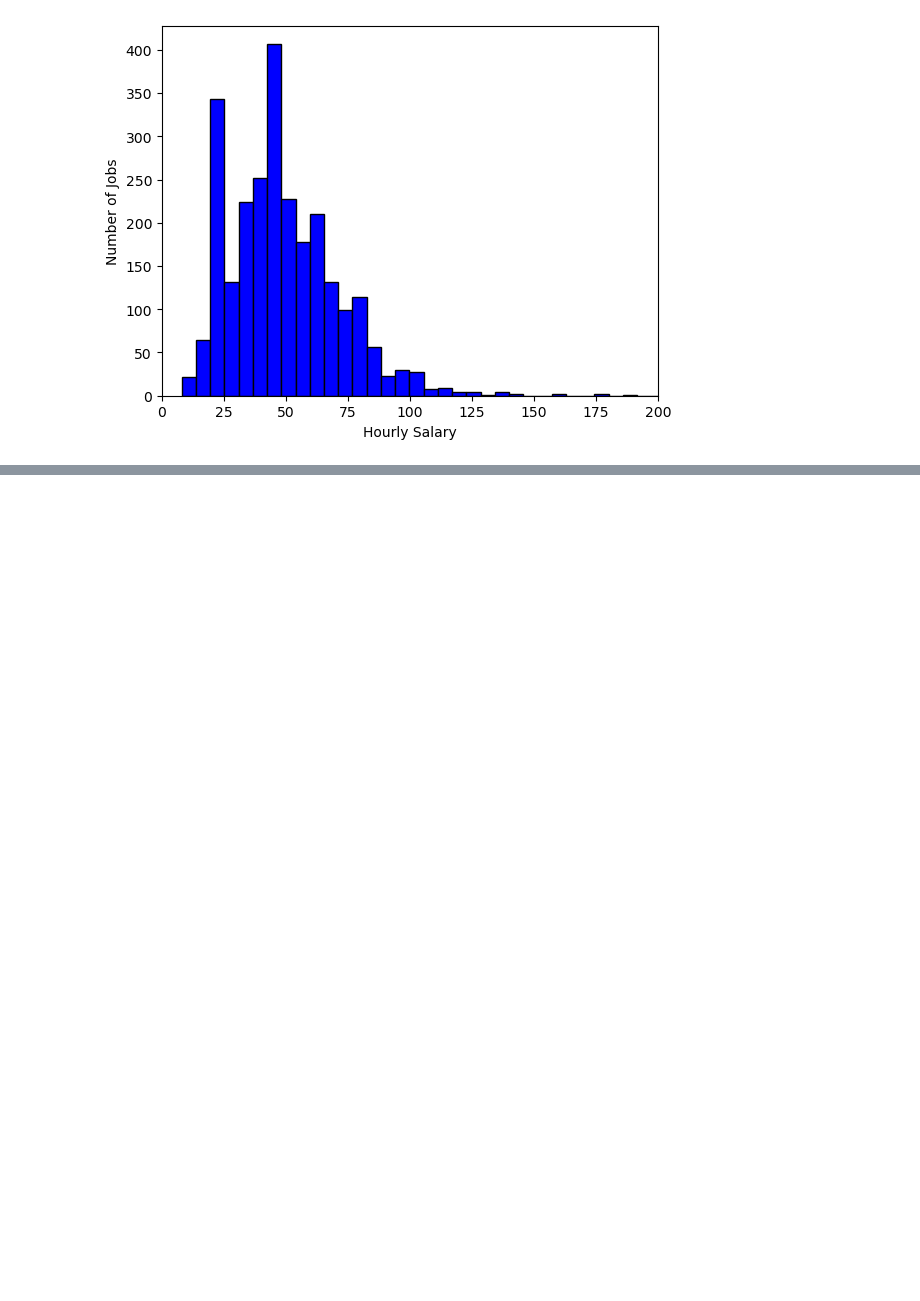
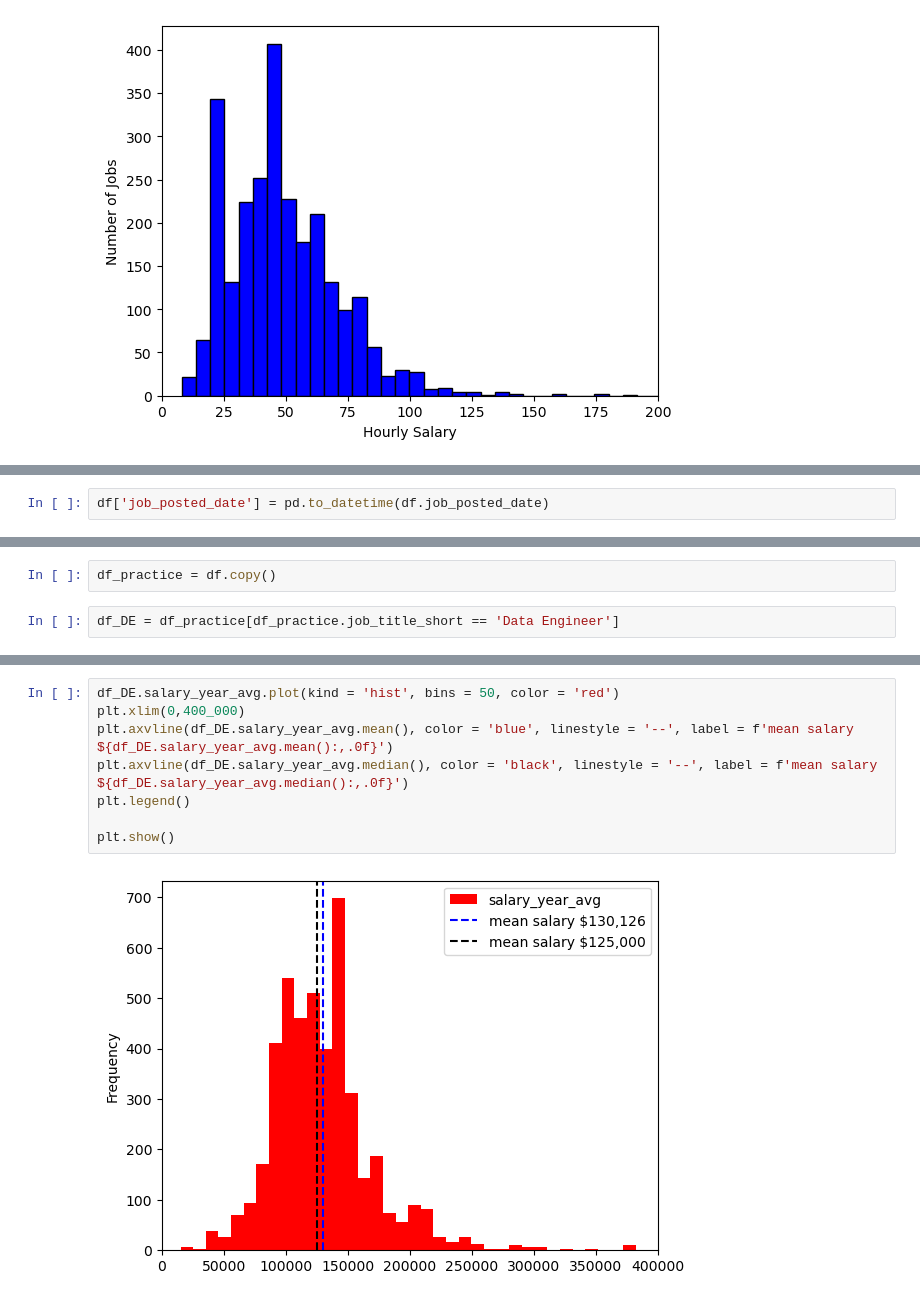
Before and after one commit to arpitkumar47/luke_python_course, a Jupyter notebook: 2_Advanced/2_luke_advanced_matplotlib.ipynb, the cells around one changed output, grey strips where cells are left out. Cells and saved outputs as stored; diff of their text form; blank space fills up the shorter version.

```diff
--- a/2_Advanced/2_luke_advanced_matplotlib.ipynb
+++ b/2_Advanced/2_luke_advanced_matplotlib.ipynb
@@ -1089,0 +1124,2 @@ plt.show()
+# %%
+df['job_posted_date'] = pd.to_datetime(df.job_posted_date)
@@ -1089,0 +1190,4 @@ plt.show()
+# %%
+df_practice = df.copy()
+# %%
+df_DE = df_practice[df_practice.job_title_short == 'Data Engineer']
@@ -1089,0 +1214,10 @@ plt.show()
+# %%
+df_DE.salary_year_avg.plot(kind = 'hist', bins = 50, color = 'red')
+plt.xlim(0,400_000)
+plt.axvline(df_DE.salary_year_avg.mean(), color = 'blue', linestyle = '--', label = f'mean salary ${df_DE.salary_year_avg.mean():,.0f}')
+plt.axvline(df_DE.salary_year_avg.median(), color = 'black', linestyle = '--', label = f'mean salary ${df_DE.salary_year_avg.median():,.0f}')
+plt.legend()
+
+plt.show()
+# %% [output]
+[figure, added]
```
Also changed, not shown: parts of 37 cells of this notebook, 12 other files.
